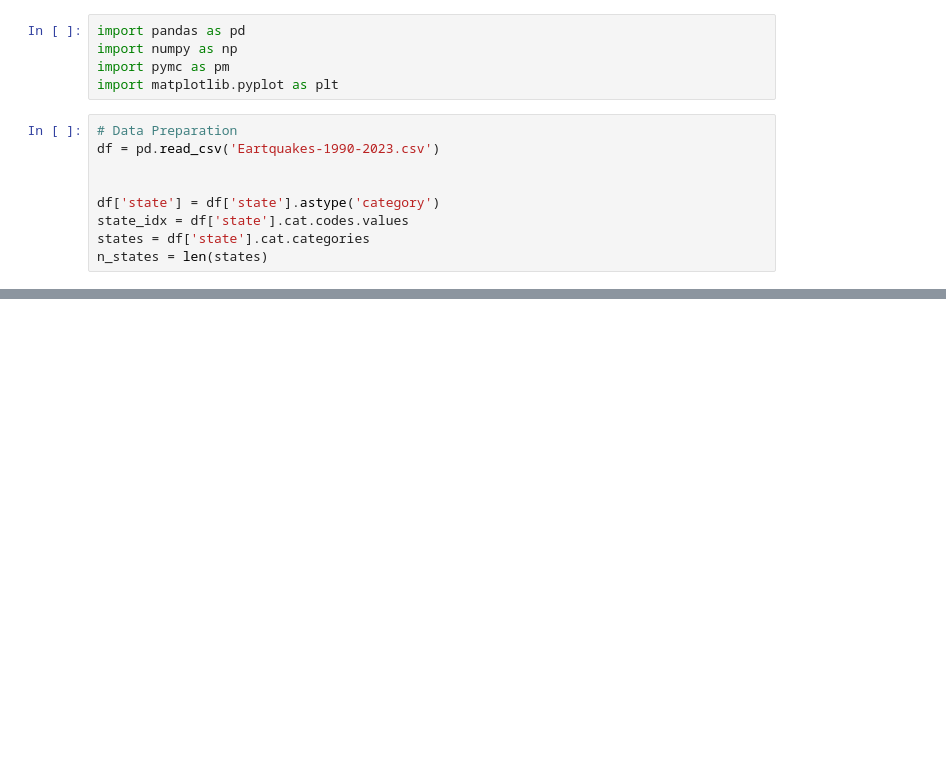
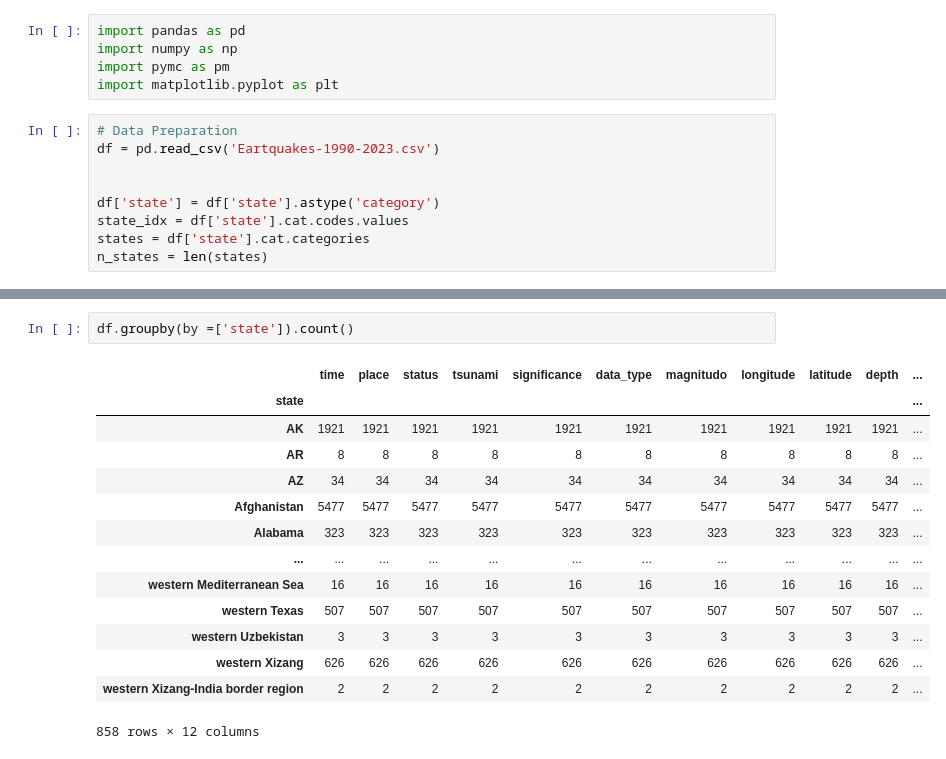
Before and after one commit to adilsaid64/bayesian-earthquake-analysis, a Jupyter notebook: notebook.ipynb, the cells around one changed output, grey strips where cells are left out. Drawn from its saved outputs; the diff is of its cells as text; blank space fills up the shorter version.

```diff
--- a/notebook.ipynb
+++ b/notebook.ipynb
@@ -46,0 +150,17 @@ Index(['time', 'place', 'status', 'tsunami', 'significance', 'data_type',
+# %%
+df.groupby(by =['state']).count()
+# %% [output]
+|  | time | place | status | tsunami | significance | data_type | magnitudo | longitude | latitude | depth | ... |
+| state |  |  |  |  |  |  |  |  |  |  | ... |
+| AK | 1921 | 1921 | 1921 | 1921 | 1921 | 1921 | 1921 | 1921 | 1921 | 1921 | ... |
+| AR | 8 | 8 | 8 | 8 | 8 | 8 | 8 | 8 | 8 | 8 | ... |
+| AZ | 34 | 34 | 34 | 34 | 34 | 34 | 34 | 34 | 34 | 34 | ... |
+| Afghanistan | 5477 | 5477 | 5477 | 5477 | 5477 | 5477 | 5477 | 5477 | 5477 | 5477 | ... |
+| Alabama | 323 | 323 | 323 | 323 | 323 | 323 | 323 | 323 | 323 | 323 | ... |
+| ... | ... | ... | ... | ... | ... | ... | ... | ... | ... | ... | ... |
+| western Mediterranean Sea | 16 | 16 | 16 | 16 | 16 | 16 | 16 | 16 | 16 | 16 | ... |
+| western Texas | 507 | 507 | 507 | 507 | 507 | 507 | 507 | 507 | 507 | 507 | ... |
+| western Uzbekistan | 3 | 3 | 3 | 3 | 3 | 3 | 3 | 3 | 3 | 3 | ... |
+| western Xizang | 626 | 626 | 626 | 626 | 626 | 626 | 626 | 626 | 626 | 626 | ... |
+| western Xizang-India border region | 2 | 2 | 2 | 2 | 2 | 2 | 2 | 2 | 2 | 2 | ... |
+858 rows × 12 columns
```
Also changed, not shown: parts of 8 cells of this notebook.
